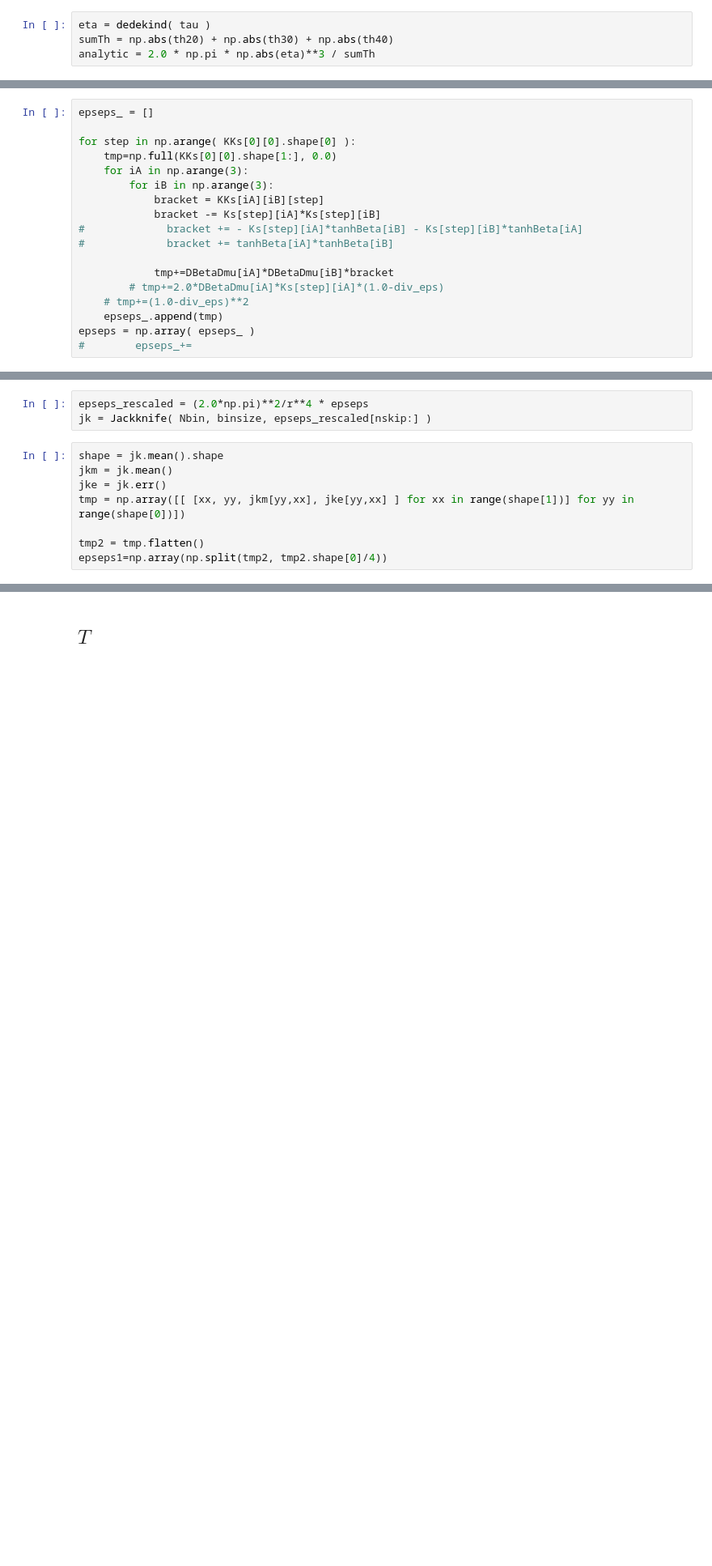
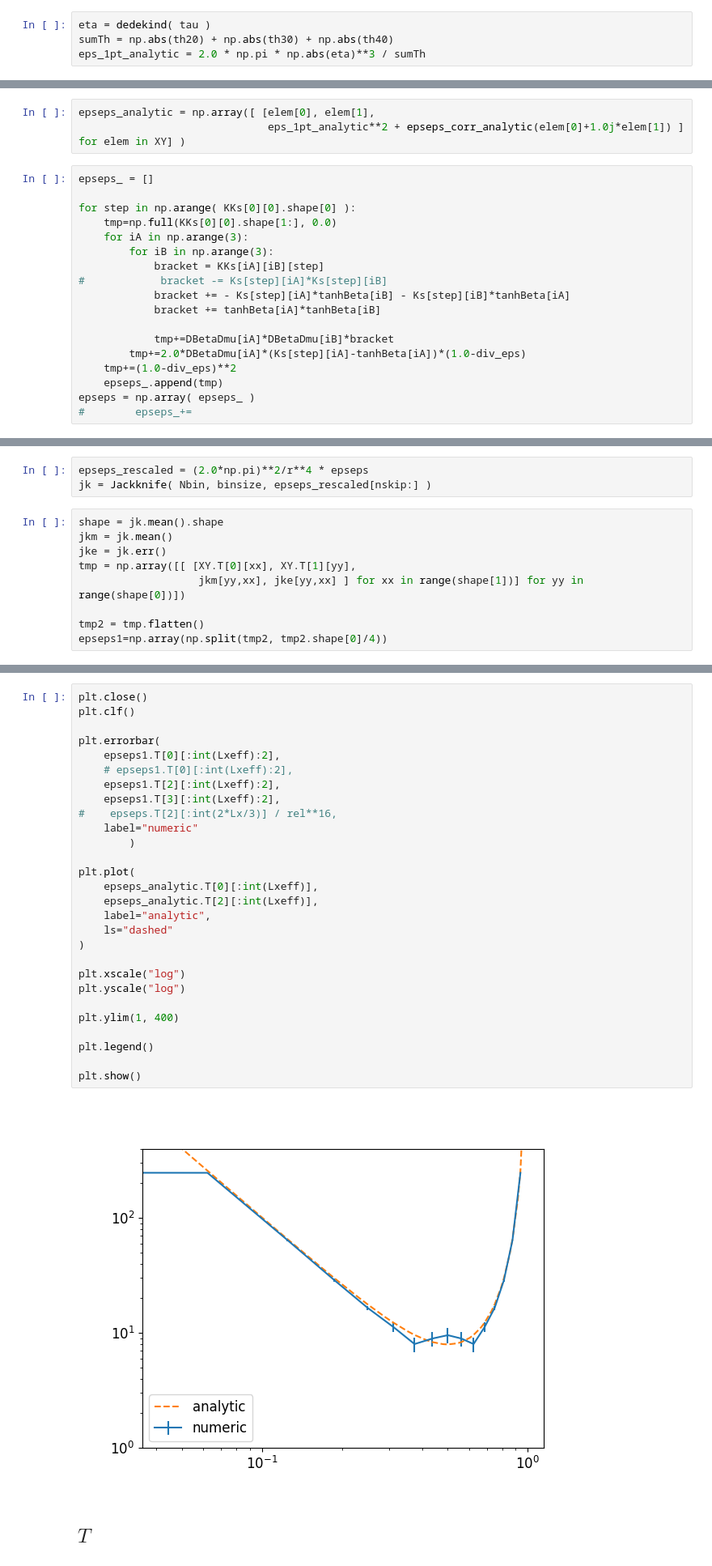
Before and after one commit to nobuyukimatsumoto68/hex, a Jupyter notebook: analysis_new2.ipynb, the cells around one changed output, grey strips where cells are left out. Shown at 81% size. Drawn from its saved outputs; the diff is of its cells as text; blank space fills up the shorter version.

```diff
--- a/analysis_new2.ipynb
+++ b/analysis_new2.ipynb
@@ -866,6 +870,6 @@ jk = Jackknife( Nbin, binsize, eps1[nskip:] )
 # %%
 eta = dedekind( tau )
 sumTh = np.abs(th20) + np.abs(th30) + np.abs(th40)
-analytic = 2.0 * np.pi * np.abs(eta)**3 / sumTh
+eps_1pt_analytic = 2.0 * np.pi * np.abs(eta)**3 / sumTh
 # %%
 print( format_print( jk.mean(), jk.err() ) )
@@ -927,3 +907,6 @@ array([[-0.18399955,         nan, -0.55931205,         nan, -0.56904122,
+# %%
+epseps_analytic = np.array([ [elem[0], elem[1],
+                              eps_1pt_analytic**2 + epseps_corr_analytic(elem[0]+1.0j*elem[1]) ] for elem in XY] )
 # %%
 epseps_ = []
 
@@ -932,13 +915,13 @@ for step in np.arange( KKs[0][0].shape[0] ):
     for iA in np.arange(3):
         for iB in np.arange(3):
             bracket = KKs[iA][iB][step]
-            bracket -= Ks[step][iA]*Ks[step][iB]
-#             bracket += - Ks[step][iA]*tanhBeta[iB] - Ks[step][iB]*tanhBeta[iA]
-#             bracket += tanhBeta[iA]*tanhBeta[iB]
+#            bracket -= Ks[step][iA]*Ks[step][iB]
+            bracket += - Ks[step][iA]*tanhBeta[iB] - Ks[step][iB]*tanhBeta[iA]
+            bracket += tanhBeta[iA]*tanhBeta[iB]
 
             tmp+=DBetaDmu[iA]*DBetaDmu[iB]*bracket
-        # tmp+=2.0*DBetaDmu[iA]*Ks[step][iA]*(1.0-div_eps)
-    # tmp+=(1.0-div_eps)**2
+        tmp+=2.0*DBetaDmu[iA]*(Ks[step][iA]-tanhBeta[iA])*(1.0-div_eps)
+    tmp+=(1.0-div_eps)**2
     epseps_.append(tmp)
 epseps = np.array( epseps_ )
 #        epseps_+=
@@ -953,7 +932,8 @@ jk = Jackknife( Nbin, binsize, epseps_rescaled[nskip:] )
 shape = jk.mean().shape
 jkm = jk.mean()
 jke = jk.err()
-tmp = np.array([[ [xx, yy, jkm[yy,xx], jke[yy,xx] ] for xx in range(shape[1])] for yy in range(shape[0])])
+tmp = np.array([[ [XY.T[0][xx], XY.T[1][yy],
+                   jkm[yy,xx], jke[yy,xx] ] for xx in range(shape[1])] for yy in range(shape[0])])
 
 tmp2 = tmp.flatten()
 epseps1=np.array(np.split(tmp2, tmp2.shape[0]/4))
@@ -1128,3 +958,33 @@ plt.show()
+# %%
+plt.close()
+plt.clf()
+
+plt.errorbar(
+    epseps1.T[0][:int(Lxeff):2],
+    # epseps1.T[0][:int(Lxeff):2],
+    epseps1.T[2][:int(Lxeff):2],
+    epseps1.T[3][:int(Lxeff):2],
+#    epseps.T[2][:int(2*Lx/3)] / rel**16,
+    label="numeric"
+        )
+
+plt.plot(
+    epseps_analytic.T[0][:int(Lxeff)],
+    epseps_analytic.T[2][:int(Lxeff)],
+    label="analytic",
+    ls="dashed"
+)
+
+plt.xscale("log")
+plt.yscale("log")
+
+plt.ylim(1, 400)
+
+plt.legend()
+
+plt.show()
+# %% [output]
+[figure, added]
 # %% [markdown]
 ## $T$
 # %%
```
Also changed, not shown: parts of 35 cells of this notebook.
